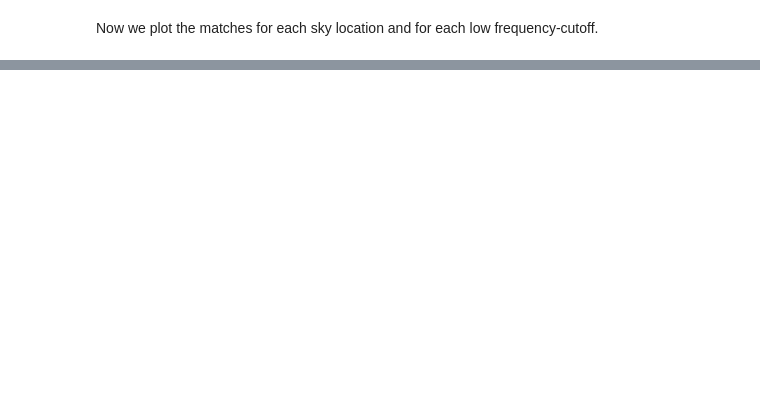
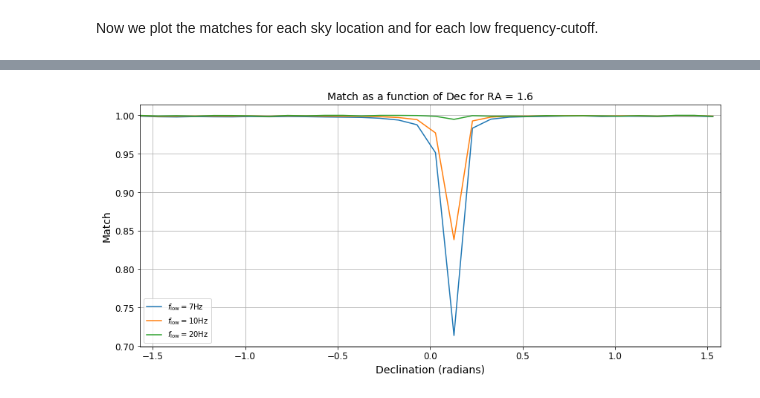
Before and after one commit to cosmic-explorer/ce-computing, a Jupyter notebook: CBC_Search_Cost.ipynb, the cells around one changed output, grey strips where cells are left out. Drawn from its saved outputs; the diff is of its cells as text; code cells hidden in the pictures; blank space fills up the shorter version.

```diff
--- a/CBC_Search_Cost.ipynb
+++ b/CBC_Search_Cost.ipynb
@@ -342,0 +370,15 @@ plt.show()
+# %%
+fig = plt.figure()
+fig.patch.set_facecolor('white')
+plt.plot(declination, match_7hz, label="$f_\mathrm{low} = 7 \mathrm{Hz}$")
+plt.plot(declination, match_10hz, label="$f_\mathrm{low} = 10 \mathrm{Hz}$")
+plt.plot(declination, match_20hz, label="$f_\mathrm{low} = 20 \mathrm{Hz}$")
+plt.legend()
+plt.xlim([-np.pi/2.0,np.pi/2.0])
+plt.xlabel("Declination (radians)")
+plt.ylabel(r"Match")
+plt.title("Match as a function of Dec for RA = $1.6$")
+gc.collect()
+plt.show()
+# %% [output]
+[figure, added]
```
Also changed, not shown: parts of 9 cells of this notebook.
